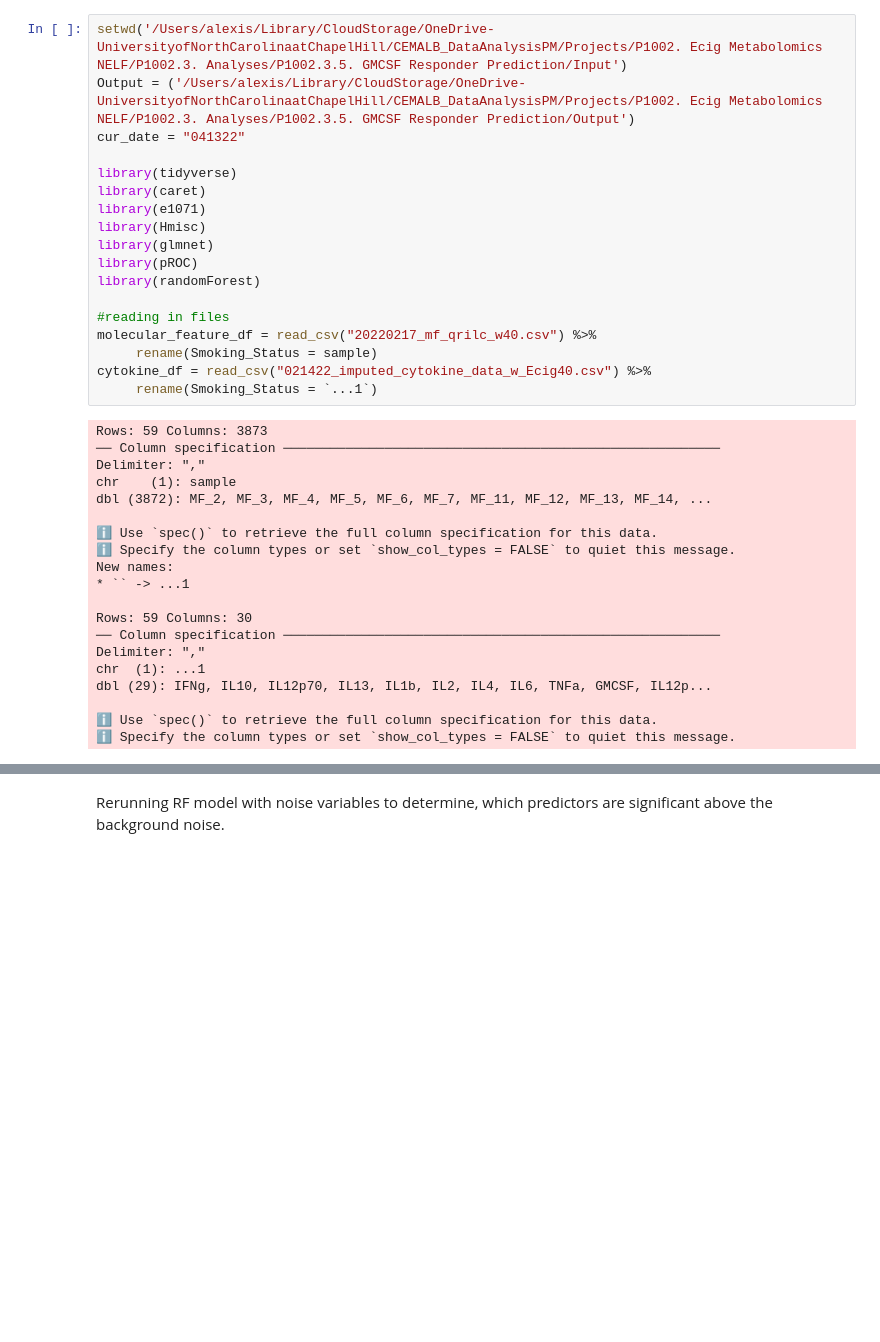
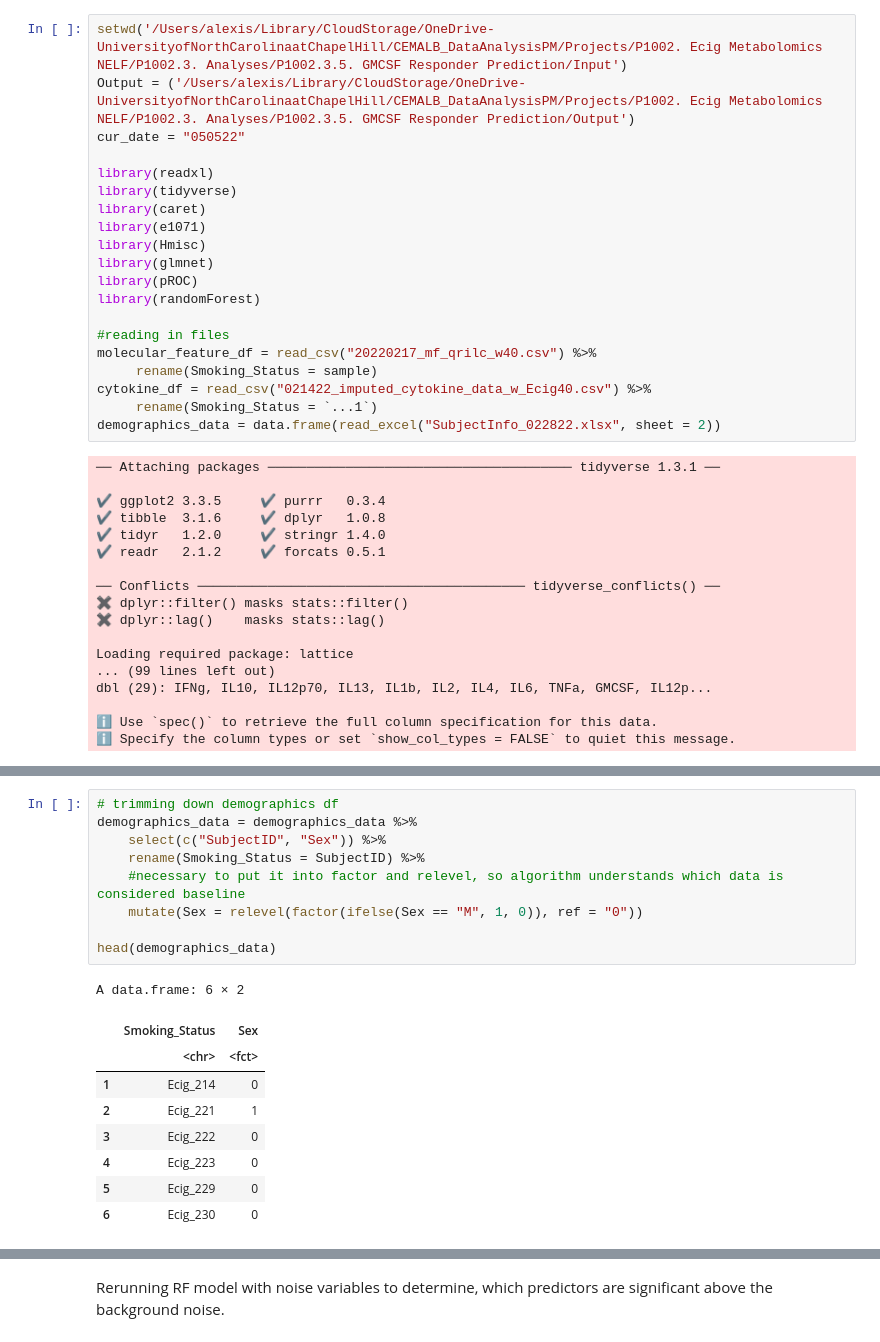
Before and after one commit to UNC-CEMALB/P1002_Ecig-Metabolomics-NELF, a Jupyter notebook: 6. GMCSF Prediction/GMCSF Prediction.ipynb, the cells around one changed output, grey strips where cells are left out. Saved outputs shown, nothing was run; the diff lists cells and outputs as text; blank space fills up the shorter version.

```diff
--- a/6. GMCSF Prediction/GMCSF Prediction.ipynb
+++ b/6. GMCSF Prediction/GMCSF Prediction.ipynb
@@ -1,8 +1,9 @@
 # %%
 setwd('/Users/alexis/Library/CloudStorage/OneDrive-UniversityofNorthCarolinaatChapelHill/CEMALB_DataAnalysisPM/Projects/P1002. Ecig Metabolomics NELF/P1002.3. Analyses/P1002.3.5. GMCSF Responder Prediction/Input')
 Output = ('/Users/alexis/Library/CloudStorage/OneDrive-UniversityofNorthCarolinaatChapelHill/CEMALB_DataAnalysisPM/Projects/P1002. Ecig Metabolomics NELF/P1002.3. Analyses/P1002.3.5. GMCSF Responder Prediction/Output')
-cur_date = "041322"
+cur_date = "050522"
 
+library(readxl)
 library(tidyverse)
 library(caret)
 library(e1071)
@@ -16,22 +17,21 @@ molecular_feature_df = read_csv("20220217_mf_qrilc_w40.csv") %>%
      rename(Smoking_Status = sample)
 cytokine_df = read_csv("021422_imputed_cytokine_data_w_Ecig40.csv") %>%
      rename(Smoking_Status = `...1`)
+demographics_data = data.frame(read_excel("SubjectInfo_022822.xlsx", sheet = 2))
 # %% [output]
-Rows: 59 Columns: 3873
-── Column specification ────────────────────────────────────────────────────────
-Delimiter: ","
-chr    (1): sample
-dbl (3872): MF_2, MF_3, MF_4, MF_5, MF_6, MF_7, MF_11, MF_12, MF_13, MF_14, ...
+── Attaching packages ─────────────────────────────────────── tidyverse 1.3.1 ──
 
-ℹ Use `spec()` to retrieve the full column specification for this data.
-ℹ Specify the column types or set `show_col_types = FALSE` to quiet this message.
-New names:
-* `` -> ...1
+✔ ggplot2 3.3.5     ✔ purrr   0.3.4
+✔ tibble  3.1.6     ✔ dplyr   1.0.8
+✔ tidyr   1.2.0     ✔ stringr 1.4.0
+✔ readr   2.1.2     ✔ forcats 0.5.1
 
-Rows: 59 Columns: 30
-── Column specification ────────────────────────────────────────────────────────
-Delimiter: ","
-chr  (1): ...1
+── Conflicts ────────────────────────────────────────── tidyverse_conflicts() ──
+✖ dplyr::filter() masks stats::filter()
+✖ dplyr::lag()    masks stats::lag()
+
+Loading required package: lattice
+... (99 lines left out)
 dbl (29): IFNg, IL10, IL12p70, IL13, IL1b, IL2, IL4, IL6, TNFa, GMCSF, IL12p...
 
 ℹ Use `spec()` to retrieve the full column specification for this data.
@@ -58,4 +58,23 @@ A tibble: 6 × 30
 | Ecig_45 | 0.8881171 | 0.4310717 | 0.3063518 | 25.23906 | 40.477650 | 0.5200777 | 0.02914528 | 6.395885 | 1.9479068 | ⋯ | ... |
 | Ecig_47 | 1.4481966 | 0.4997130 | 0.8622316 | 36.81471 | 15.755858 | 0.7766565 | 0.08862797 | 5.244501 | 3.5847722 | ⋯ | ... |
 | Ecig_48 | 0.8494440 | 0.4240552 | 0.2785117 | 14.51272 | 9.211680 | 0.2684367 | 0.14116411 | 2.476904 | 0.5468069 | ⋯ | ... |
+# %%
+# trimming down demographics df
+demographics_data = demographics_data %>%
+    select(c("SubjectID", "Sex")) %>%
+    rename(Smoking_Status = SubjectID) %>%
+    #necessary to put it into factor and relevel, so algorithm understands which data is considered baseline
+    mutate(Sex = relevel(factor(ifelse(Sex == "M", 1, 0)), ref = "0"))
+
+head(demographics_data)
+# %% [output]
+A data.frame: 6 × 2
+|  | Smoking_Status | Sex |
+|  | <chr> | <fct> |
+| 1 | Ecig_214 | 0 |
+| 2 | Ecig_221 | 1 |
+| 3 | Ecig_222 | 0 |
+| 4 | Ecig_223 | 0 |
+| 5 | Ecig_229 | 0 |
+| 6 | Ecig_230 | 0 |
 # %%
```
Also changed, not shown: parts of 18 cells of this notebook.
